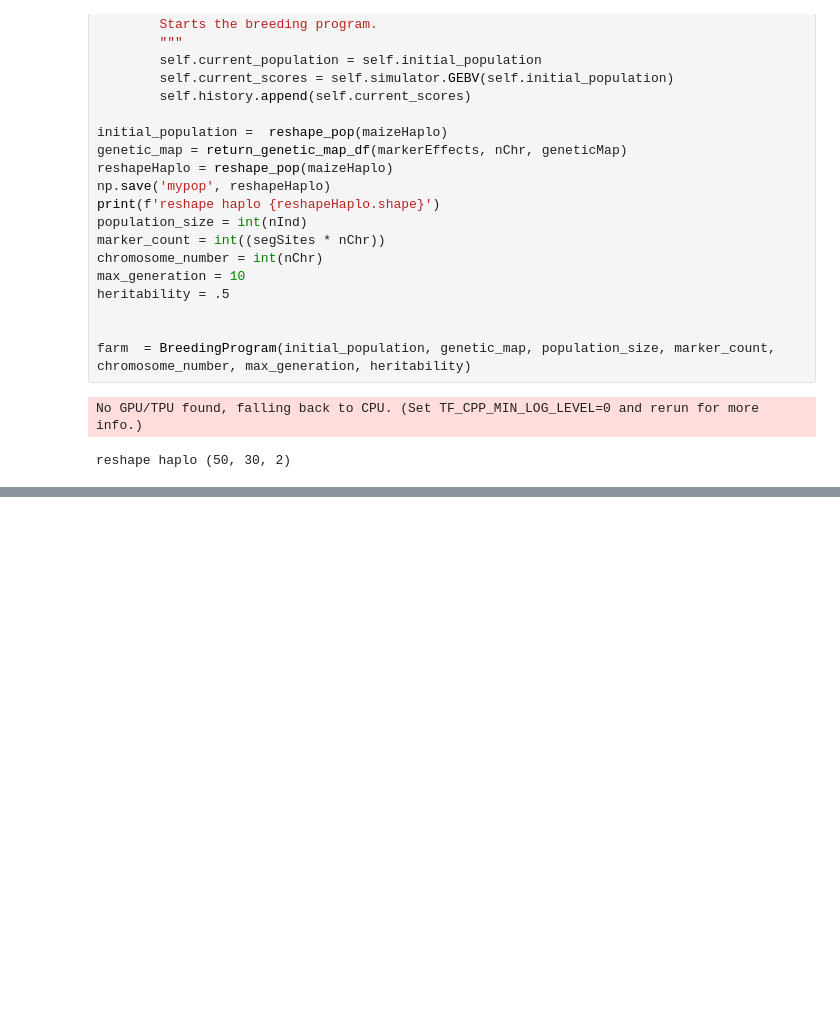
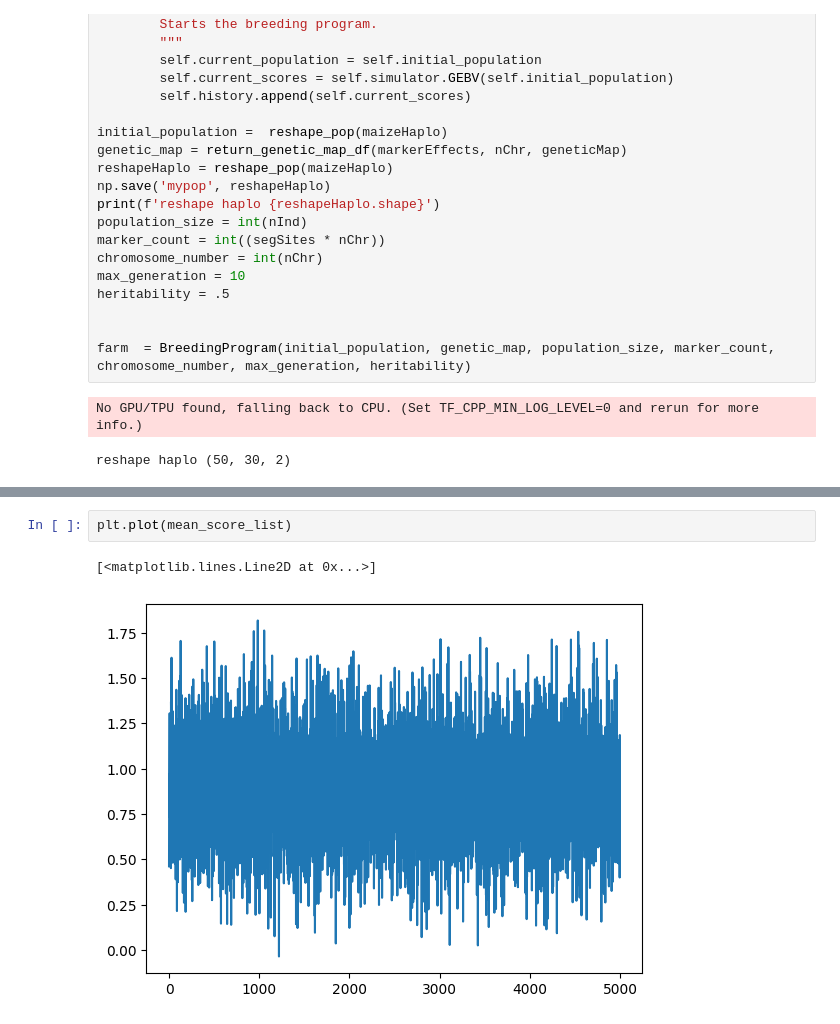
Before and after one commit to cjGO/breeder_agent, a Jupyter notebook: test.ipynb, the cells around one changed output, grey strips where cells are left out. Drawn from its saved outputs; the diff is of its cells as text; blank space fills up the shorter version.

```diff
--- a/test.ipynb
+++ b/test.ipynb
@@ -509,0 +506,5 @@ for _ in range(5):
+# %%
+plt.plot(mean_score_list)
+# %% [output]
+[<matplotlib.lines.Line2D at 0x...>]
+[figure, added]
```
Also changed, not shown: parts of 6 cells of this notebook.
